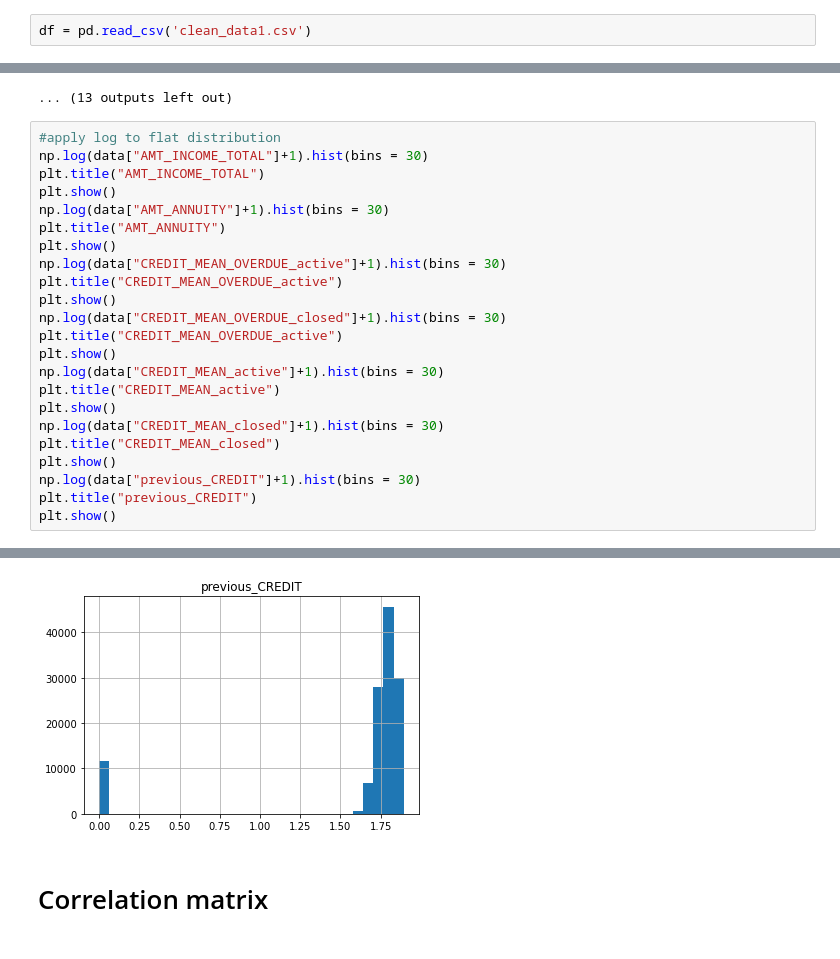
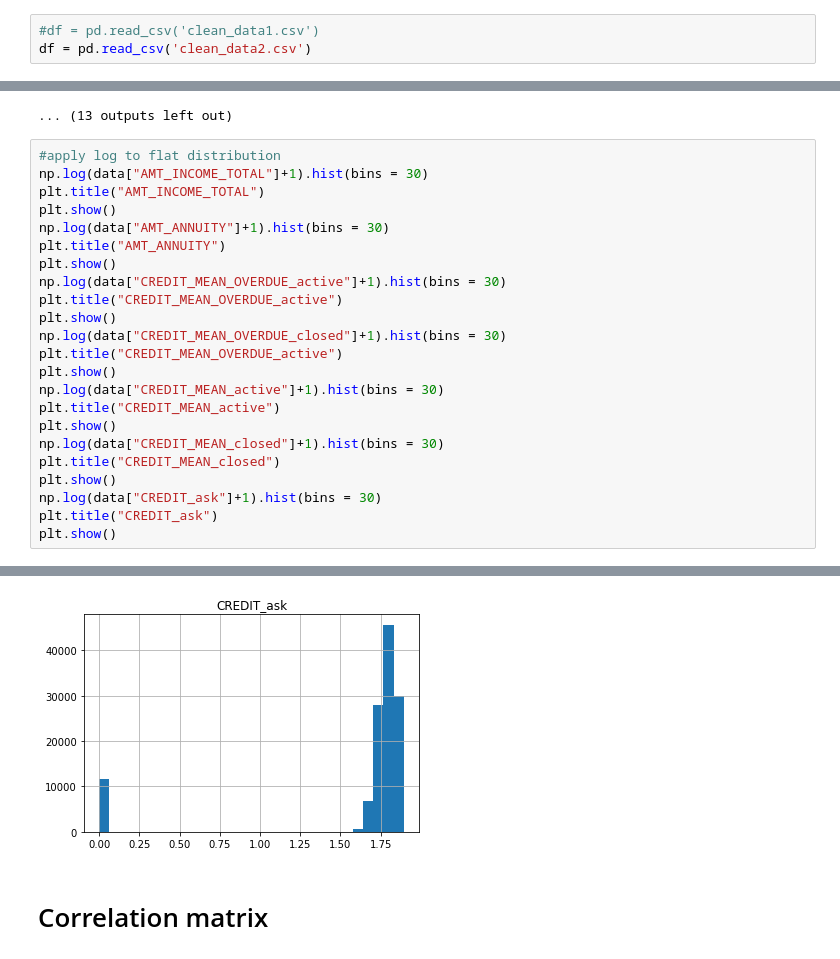
Before and after one commit to jaysenSAW/scoring_model, a Jupyter notebook: P7_data_augmentation_models_tree.ipynb, the cells around one changed output, grey strips where cells are left out. Saved outputs shown, nothing was run; the diff lists cells and outputs as text.

```diff
--- a/P7_data_augmentation_models_tree.ipynb
+++ b/P7_data_augmentation_models_tree.ipynb
@@ -25,6 +25,7 @@ pd.set_option('display.max_columns', None)
 # %% [markdown]
 # Load data
 # %%
-df = pd.read_csv('clean_data1.csv')
+#df = pd.read_csv('clean_data1.csv')
+df = pd.read_csv('clean_data2.csv')
 # %% [markdown]
 df = df.drop("CODE_GENDER_M", axis = 1)
@@ -98,34 +103,34 @@ for i in range(len(col)):
 # %%
 #apply log to flat distribution
 np.log(data["AMT_INCOME_TOTAL"]+1).hist(bins = 30)
 plt.title("AMT_INCOME_TOTAL")
 plt.show()
 np.log(data["AMT_ANNUITY"]+1).hist(bins = 30)
 plt.title("AMT_ANNUITY")
 plt.show()
 np.log(data["CREDIT_MEAN_OVERDUE_active"]+1).hist(bins = 30)
 plt.title("CREDIT_MEAN_OVERDUE_active")
 plt.show()
 np.log(data["CREDIT_MEAN_OVERDUE_closed"]+1).hist(bins = 30)
 plt.title("CREDIT_MEAN_OVERDUE_active")
 plt.show()
 np.log(data["CREDIT_MEAN_active"]+1).hist(bins = 30)
 plt.title("CREDIT_MEAN_active")
 plt.show()
 np.log(data["CREDIT_MEAN_closed"]+1).hist(bins = 30)
 plt.title("CREDIT_MEAN_closed")
 plt.show()
-np.log(data["previous_CREDIT"]+1).hist(bins = 30)
-plt.title("previous_CREDIT")
+np.log(data["CREDIT_ask"]+1).hist(bins = 30)
+plt.title("CREDIT_ask")
 plt.show()
 # %% [output]
 [figure]
 [figure]
 [figure]
 [figure]
 [figure]
 [figure]
-[figure, old version]
+[figure, new version]
 # %% [markdown]
 # Correlation matrix
 # %%
```
Also changed, not shown: parts of 31 cells of this notebook, 1 other file.
